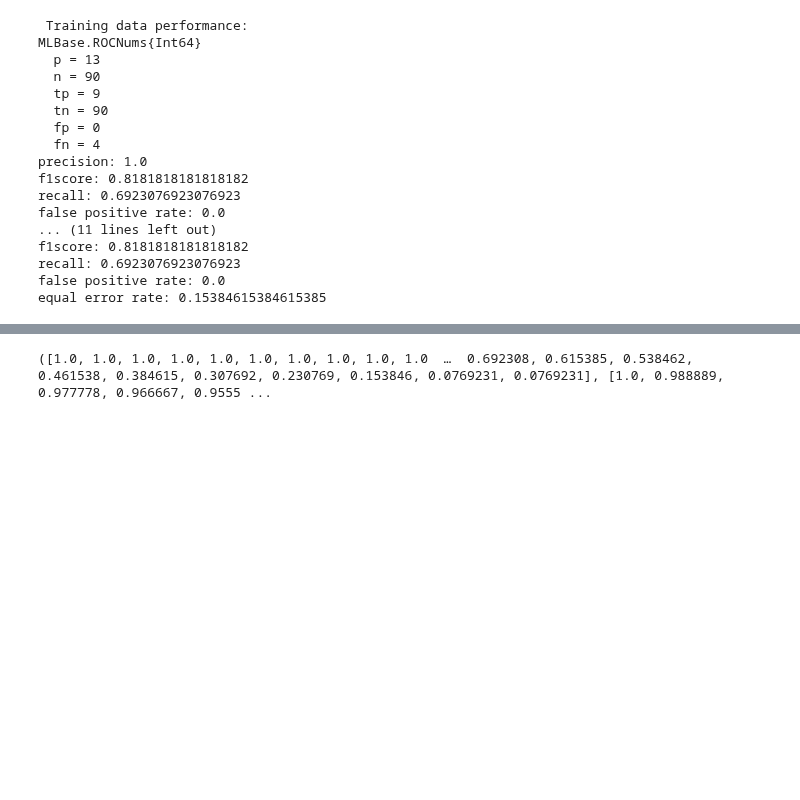
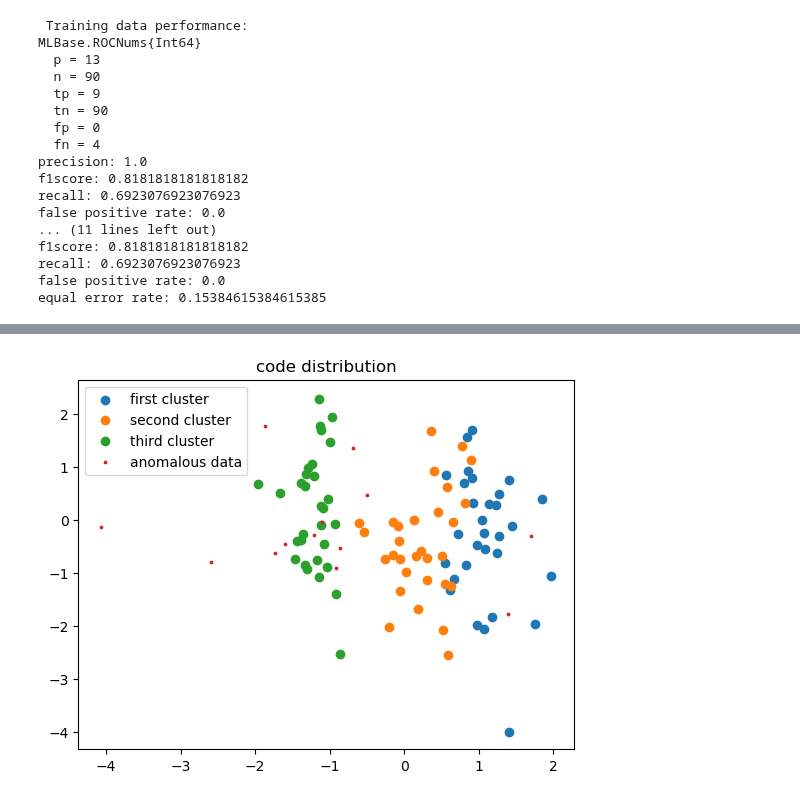
Before and after one commit to smidl/AnomalyDetection.jl, a Jupyter notebook: examples/VAE_anomaly_detection.ipynb, the cells around one changed output, grey strips where cells are left out. Cells and saved outputs as stored; diff of their text form; code cells hidden in the pictures; blank space fills up the shorter version.

```diff
--- a/examples/VAE_anomaly_detection.ipynb
+++ b/examples/VAE_anomaly_detection.ipynb
@@ -214,15 +191,12 @@ z2 = AnomalyDetection.getcode(model, X[:,31:60]).data
 z3 = AnomalyDetection.getcode(model, X[:,61:90]).data
 za = AnomalyDetection.getcode(model, X[:,91:end]).data
 
-
-p = scatter(z1[1,:], z1[2,:], label = "first cluster", title = "code distribution")
-scatter!(z2[1,:], z2[2,:], label = "second cluster")
-scatter!(z3[1,:], z3[2,:], label = "third cluster")
-scatter!(za[1,:], za[2,:], markersize = 3, label = "anomalous data")
-
-display(p)
-if !isinteractive()
-    gui()
-
-end
+figure()
+title("code distribution")
+scatter(z1[1,:], z1[2,:], label = "first cluster")
+scatter(z2[1,:], z2[2,:], label = "second cluster")
+scatter(z3[1,:], z3[2,:], label = "third cluster")
+scatter(za[1,:], za[2,:], s = 3, label = "anomalous data")
+legend()
+show()
 # %% [output]
@@ -230,6 +203 @@ end
+[figure, added]
-# %%
-# plot the roc curve as well
-ascore = AnomalyDetection.anomalyscore(model, X);
-recvec, fprvec = AnomalyDetection.getroccurve(ascore, Y)
-# %% [output]
-([1.0, 1.0, 1.0, 1.0, 1.0, 1.0, 1.0, 1.0, 1.0, 1.0  …  0.692308, 0.615385, 0.538462, 0.461538, 0.384615, 0.307692, 0.230769, 0.153846, 0.0769231, 0.0769231], [1.0, 0.988889, 0.977778, 0.966667, 0.9555 ...
```
Also changed, not shown: parts of 19 cells of this notebook, 2 other files.
